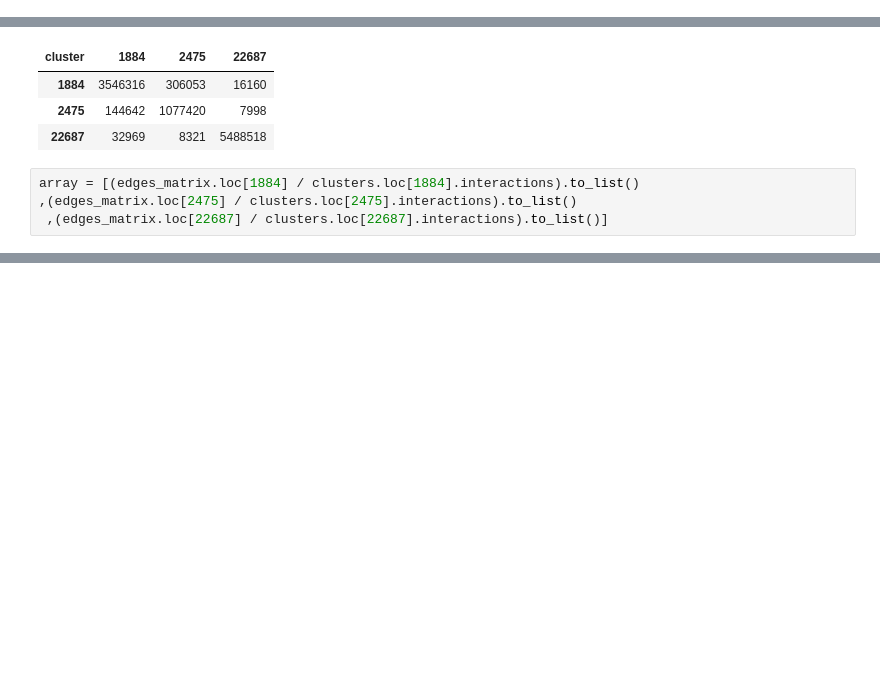
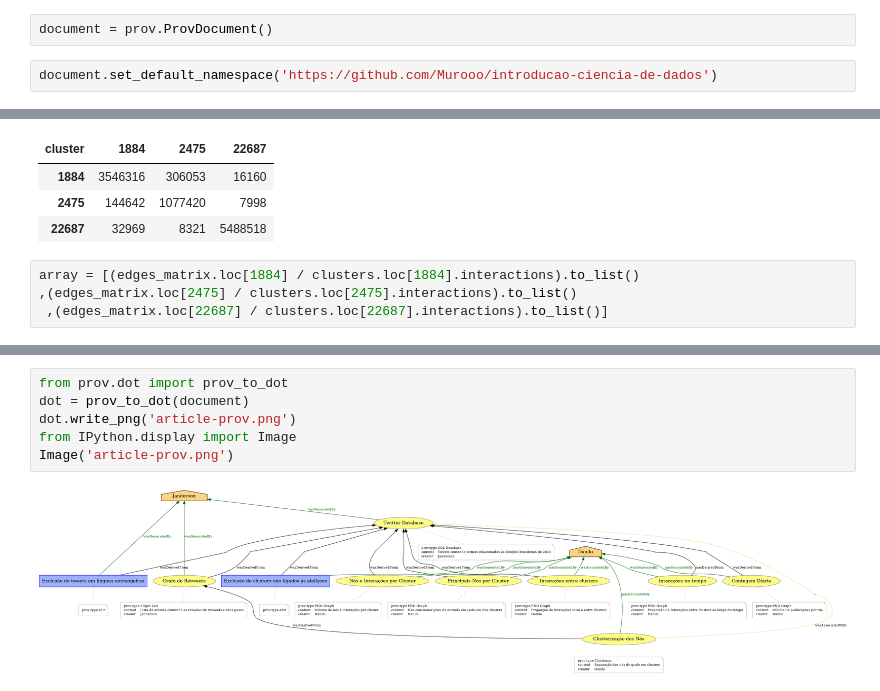
Before and after one commit to Murooo/introducao-ciencia-de-dados, a Jupyter notebook: Twitter Data Analysis.ipynb, the cells around one changed output, grey strips where cells are left out. Saved outputs shown, nothing was run; the diff lists cells and outputs as text; blank space fills up the shorter version.

```diff
--- a/Twitter Data Analysis.ipynb
+++ b/Twitter Data Analysis.ipynb
@@ -9,0 +11,4 @@ import seaborn as sn
+# %%
+document = prov.ProvDocument()
+# %%
+document.set_default_namespace('https://github.com/Murooo/introducao-ciencia-de-dados')
@@ -319,0 +601,8 @@ plt.savefig("imagens/interactions.png", dpi=300, bbox_inches = 'tight')
+# %%
+from prov.dot import prov_to_dot
+dot = prov_to_dot(document)
+dot.write_png('article-prov.png')
+from IPython.display import Image
+Image('article-prov.png')
+# %% [output]
+[figure, added]
```
Also changed, not shown: parts of 53 cells of this notebook, 3 other files.
